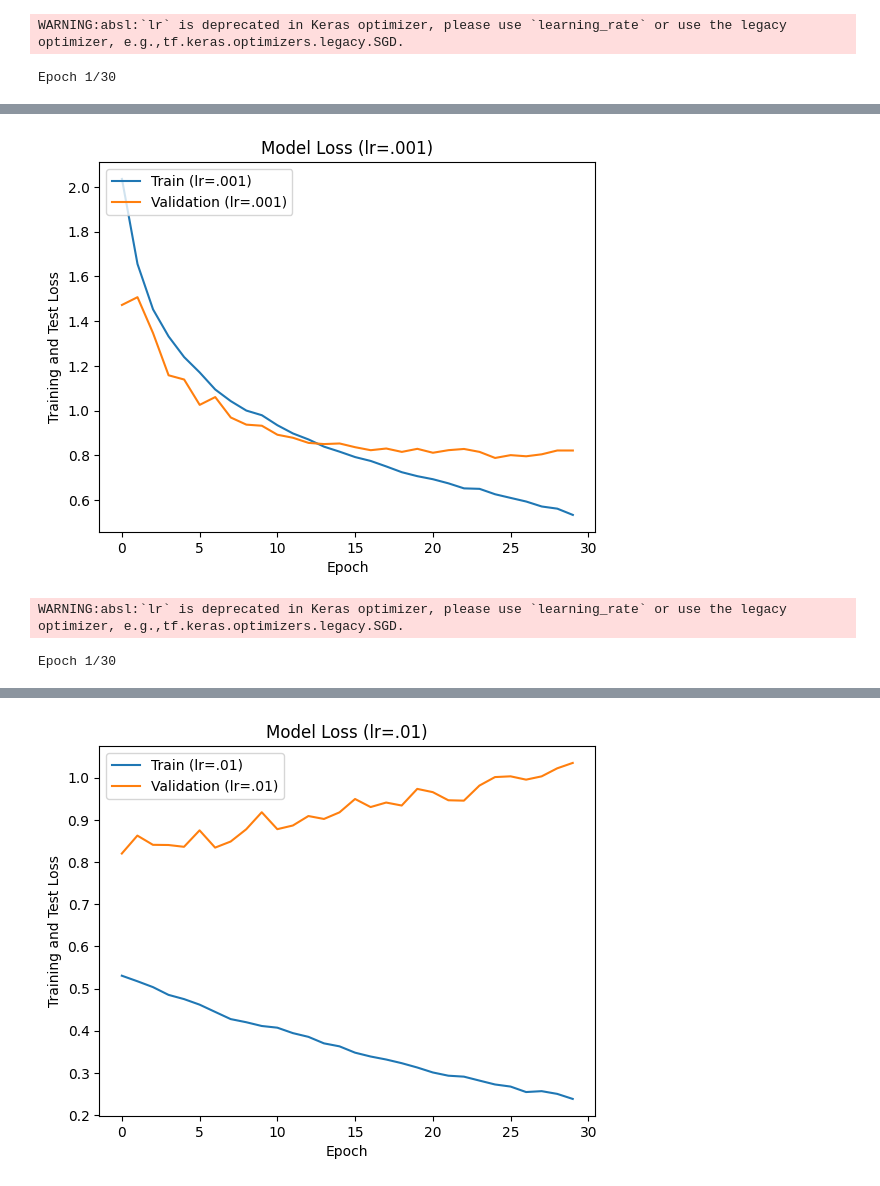
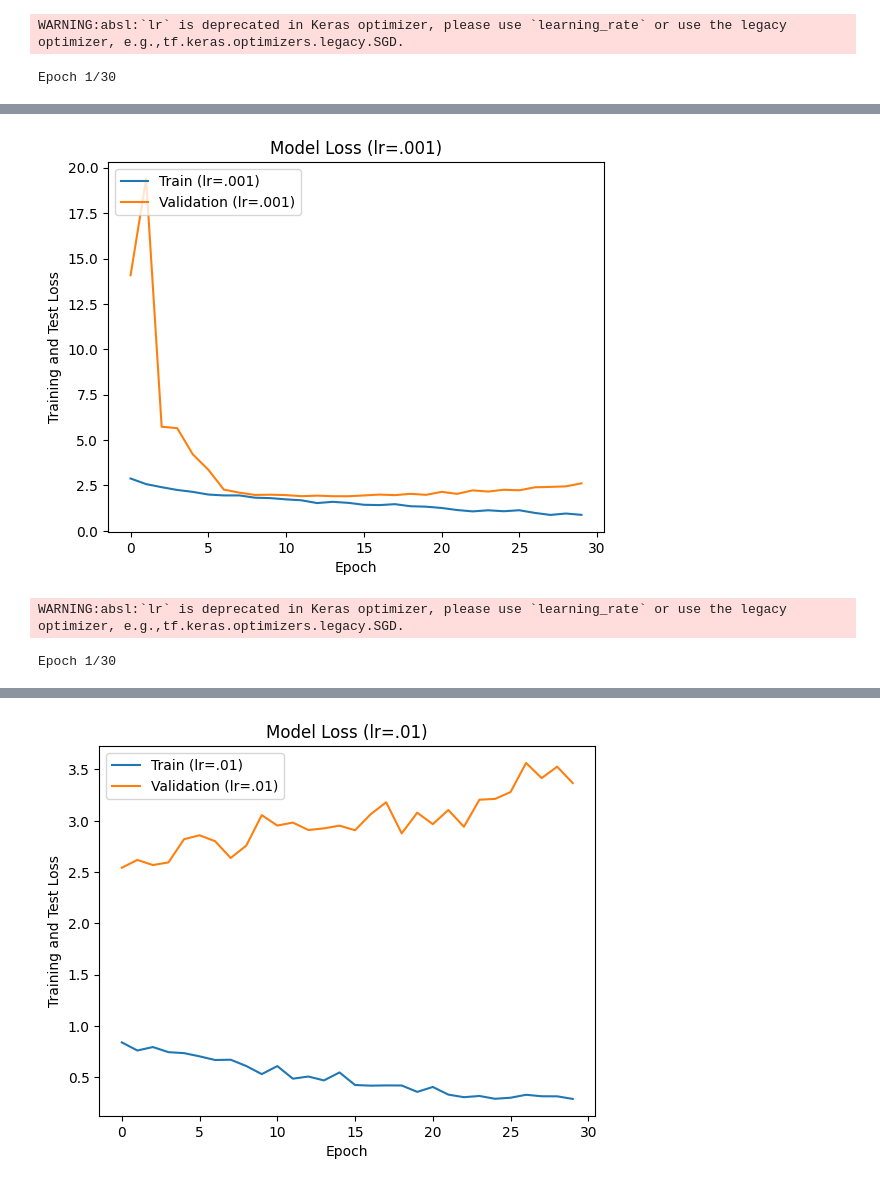
Before and after one commit to SyedMisbahUrRehman/CNN-model-on-cifar-10, a Jupyter notebook: alexanet.ipynb, the cells around one changed output, grey strips where cells are left out. Saved outputs shown, nothing was run; the diff lists cells and outputs as text; code cells hidden in the pictures.

```diff
--- a/alexanet.ipynb
+++ b/alexanet.ipynb
@@ -1,7 +1,6 @@
 # %% [markdown]
 <a href="https://colab.research.google.com/github/fabehashahzad/CNN-model-on-cifar-10/blob/main/alexanet.ipynb" target="_parent"><img src="https://colab.research.google.com/assets/colab-badge.svg" alt="Open In Colab"/></a>
 # %%
-#AlexNet architecture
 import os
 import keras
 from keras.datasets import cifar10
@@ -12,6 +11,8 @@ from keras import optimizers
 from keras.preprocessing.image import ImageDataGenerator
 from keras.callbacks import LearningRateScheduler, TensorBoard
 import matplotlib.pyplot as plt
+import numpy as np
+from sklearn.model_selection import train_test_split
 
 num_classes = 10
 batch_size = 64
@@ -22,17 +23,18 @@ CONCAT_AXIS = 3
 DATA_FORMAT = 'channels_last'
 log_filepath = 'C:\\Users\\Esrat Maria\\Desktop\\AlexNet'
 
-def color_preprocessing(x_train, x_test):
-    x_train = x_train.astype('float32')
-    x_test = x_test.astype('float32')
-    mean = [125.307, 122.95, 113.865]
-    std = [62.9932, 62.0887, 66.7048]
-    for i in range(3):
-        x_train[:, :, :, i] = (x_train[:, :, :, i] - mean[i]) / std[i]
-        x_test[:, :, :, i] = (x_test[:, :, :, i] - mean[i]) / std[i]
-    return x_train, x_test
+def color_preprocessing(*datasets):
+    processed_datasets = []
+    for dataset in datasets:
+        dataset = dataset.astype('float32')
+        mean = [125.307, 122.95, 113.865]
+        std = [62.9932, 62.0887, 66.7048]
+        for i in range(3):
+            dataset[:, :, :, i] = (dataset[:, :, :, i] - mean[i]) / std[i]
+        processed_datasets.append(dataset)
+    return processed_datasets
 
-# defining learning rate based on the number of epoch
+# defining learning rate based on the number of epochs
 def scheduler(epoch):
     if epoch < 100:
         return 0.01
@@ -46,7 +48,33 @@ y_train = keras.utils.to_categorical(y_train, num_classes)
 y_test = keras.utils.to_categorical(y_test, num_classes)
 x_train, x_test = color_preprocessing(x_train, x_test)
 
-# Building CNN (AlexNet)
+# Choose first 150 images in each class
+num_images_per_class = 150
+selected_indices = []
+
+for class_label in range(num_classes):
+    class_indices = np.where(y_train[:, class_label] == 1)[0][:num_images_per_class]
+    selected_indices.extend(class_indices)
+
+# Select the corresponding images and labels
+x_mini_train = x_train[selected_indices]
+y_mini_train = y_train[selected_indices]
+
+# Split the MINI CIFAR-10 dataset into train (60%), valid (20%), and test (20%) sets with equal class distribution
+x_mini_train, x_mini_valid, y_mini_train, y_mini_valid = train_test_split(
+    x_mini_train, y_mini_train, test_size=0.2, random_state=42, stratify=y_mini_train
+)
+datagen = ImageDataGenerator(
+    rotation_range=15,
+    width_shift_range=0.1,
+    height_shift_range=0.1,
+    horizontal_flip=True,
+    )
+# Check the class distribution in the sets
+print("Train class distribution:", np.sum(y_mini_train, axis=0))
+print("Valid class distribution:", np.sum(y_mini_valid, axis=0))
+
+# Continue with the rest of your code (AlexNet architecture and training) using x_mini_train, y_mini_train, x_mini_valid, y_mini_valid, x_test, y_test.
 def alexnet(img_input, classes=10):
 
   # 1st conv layer
@@ -93,9 +121,7 @@ def alexnet(img_input, classes=10):
   # output layer
   out = Dense(classes, activation='softmax')(x)
   return out
-
-
-# defining input image size according to cifar10
+# Building CNN (AlexNet) for MINI CIFAR-10
 img_input = Input(shape=(32, 32, 3))
 output = alexnet(img_input)
 model = Model(img_input, output)
@@ -109,13 +135,14 @@ tb_cb_lr_001 = TensorBoard(log_dir=log_filepath + '_lr_001', histogram_freq=0)
 change_lr_lr_001 = LearningRateScheduler(scheduler)
 cbks_lr_001 = [change_lr_lr_001, tb_cb_lr_001]
 
-datagen.fit(x_train)
+datagen.fit(x_mini_train)
 
-history_lr_001 = model.fit_generator(datagen.flow(x_train, y_train, batch_size=batch_size),
-                                     steps_per_epoch=iterations,
+# First Learning Rate (lr=.001)
+# First Learning Rate (lr=.001)
+history_lr_001 = model.fit_generator(datagen.flow(x_mini_train, y_mini_train, batch_size=batch_size),
                                      epochs=epochs,
                                      callbacks=cbks_lr_001,
-                                     validation_data=(x_test, y_test))
+                                     validation_data=(x_mini_valid, y_mini_valid))
 
 # plotting loss VS epoch for lr=.001
 plt.plot(history_lr_001.history['loss'], label='Loss (lr=.001)')
@@ -125,20 +152,17 @@ plt.ylabel('Training and Test Loss')
 plt.xlabel('Epoch')
 plt.legend(['Train (lr=.001)', 'Validation (lr=.001)'], loc='upper left')
 plt.show()
-
-# Second Learning Rate (lr=.01)
 sgd_lr_01 = optimizers.SGD(lr=.01, momentum=0.9, nesterov=True)
 model.compile(loss='categorical_crossentropy',
               optimizer=sgd_lr_01, metrics=['accuracy'])
 tb_cb_lr_01 = TensorBoard(log_dir=log_filepath + '_lr_01', histogram_freq=0)
 change_lr_lr_01 = LearningRateScheduler(scheduler)
 cbks_lr_01 = [change_lr_lr_01, tb_cb_lr_01]
-
-history_lr_01 = model.fit_generator(datagen.flow(x_train, y_train, batch_size=batch_size),
-                                    steps_per_epoch=iterations,
+# Second Learning Rate (lr=.01)
+history_lr_01 = model.fit_generator(datagen.flow(x_mini_train, y_mini_train, batch_size=batch_size),
                                     epochs=epochs,
                                     callbacks=cbks_lr_01,
-                                    validation_data=(x_test, y_test))
+                                    validation_data=(x_mini_valid, y_mini_valid))
 
 # plotting loss VS epoch for lr=.01
 plt.plot(history_lr_01.history['loss'], label='Loss (lr=.01)')
@@ -149,6 +173,7 @@ plt.xlabel('Epoch')
 plt.legend(['Train (lr=.01)', 'Validation (lr=.01)'], loc='upper left')
 plt.show()
 
+
 # Display final test accuracies
 print('Loading the final test accuracies...')
 test_loss_lr_001, test_acc_lr_001 = model.evaluate(x_test, y_test, verbose=2)
@@ -197,3 +222,3 @@ Epoch 30/30
-[figure, old version]
+[figure, new version]
 WARNING:absl:`lr` is deprecated in Keras optimizer, please use `learning_rate` or use the legacy optimizer, e.g.,tf.keras.optimizers.legacy.SGD.
 Epoch 1/30
@@ -217,2 +242,2 @@ Epoch 30/30
-[figure, old version]
+[figure, new version]
 Loading the final test accuracies...
```
Also changed, not shown: parts of 1 cell of this notebook.
